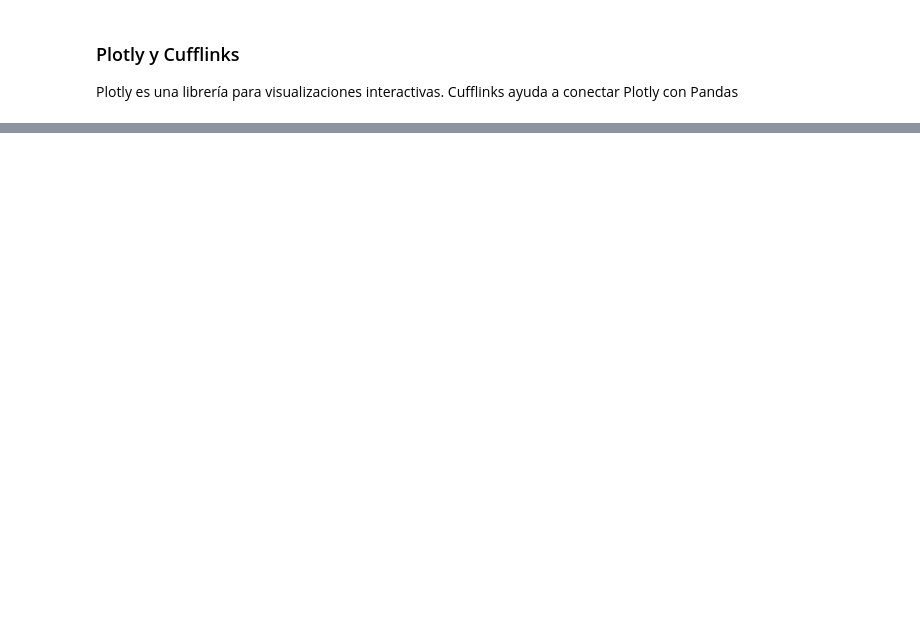
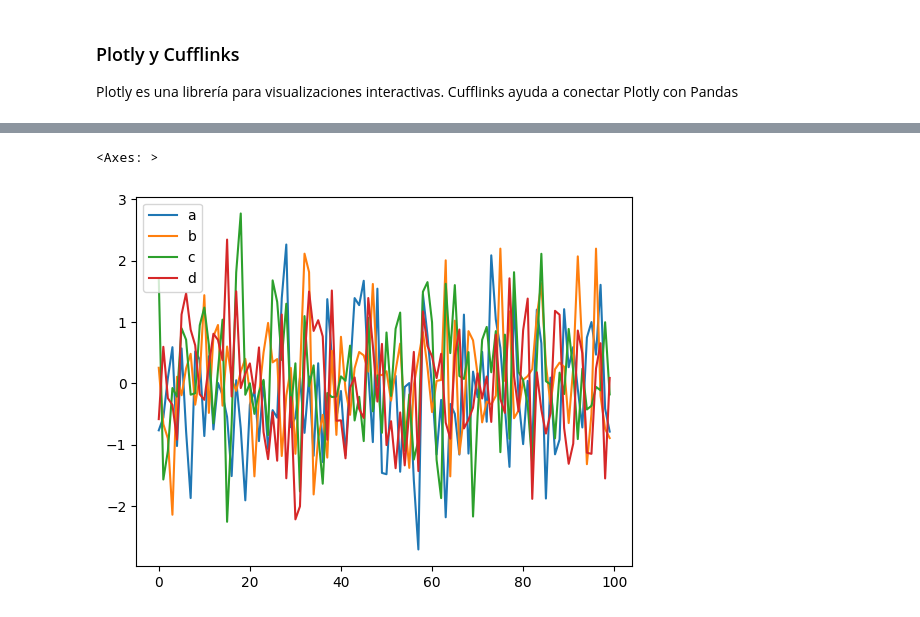
Before and after one commit to davicillo78/CURSO_IBM_SkillsBuild_machine_learning, a Jupyter notebook: plotly_cufflinks.ipynb, the cells around one changed output, grey strips where cells are left out. Drawn from its saved outputs; the diff is of its cells as text; code cells hidden in the pictures; blank space fills up the shorter version.

```diff
--- a/plotly_cufflinks.ipynb
+++ b/plotly_cufflinks.ipynb
@@ -11,0 +16,3 @@ ModuleNotFoundError: No module named 'cufflinks'
+# %%
+dataframe = pd.DataFrame(np.random.randn(100, 4), columns=['a', 'b', 'c', 'd'])
+#creamos el dataframe con 100 filas y 4 columnas
@@ -11,0 +36,6 @@ ModuleNotFoundError: No module named 'cufflinks'
+# %%
+dataframe.plot()
+#mostramos el grafico de las 4 columnas
+# %% [output]
+<Axes: >
+[figure, added]
```
Also changed, not shown: parts of 4 cells of this notebook.
